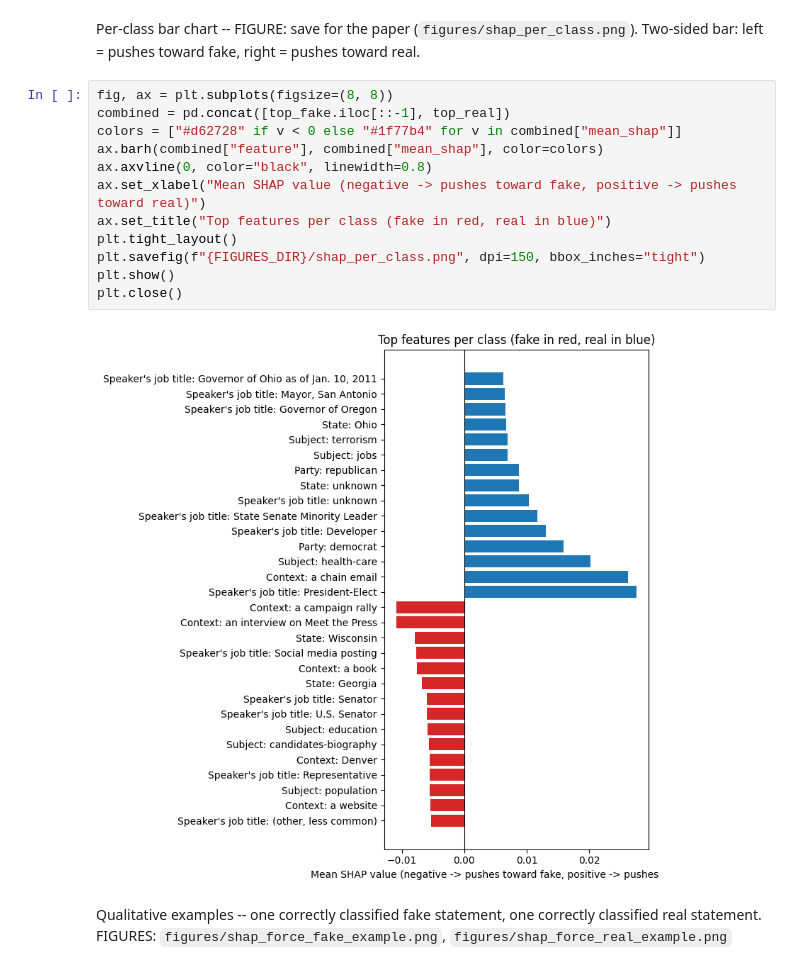
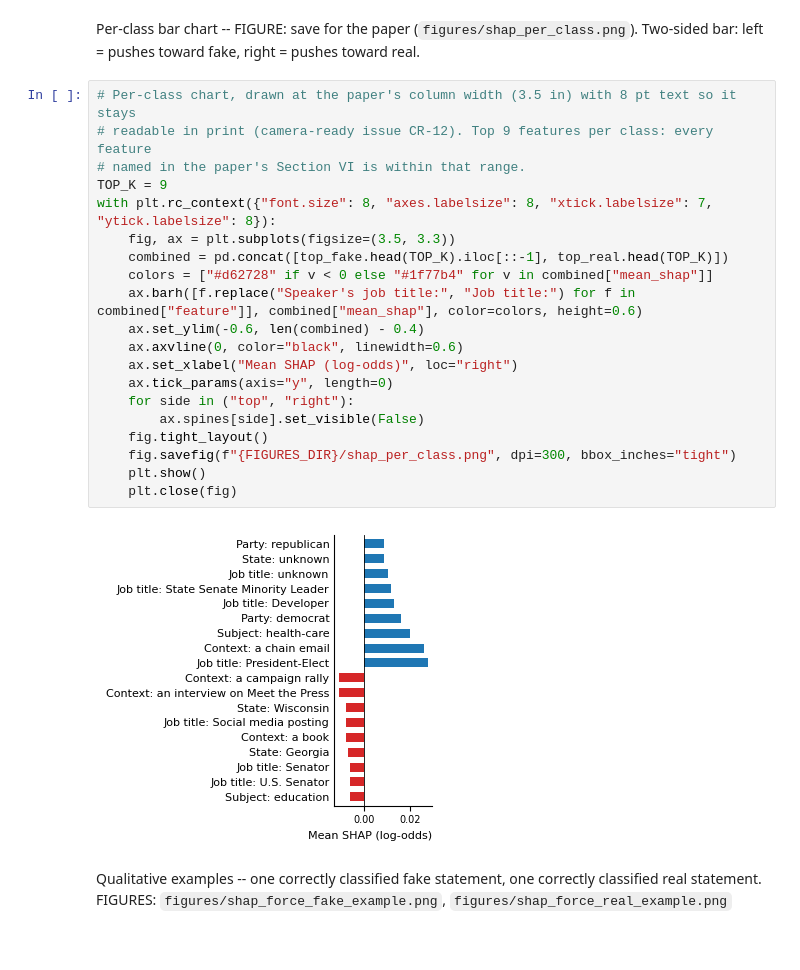
Before and after one commit to Ravindu-Pathirana/Fake-News-Detection, a Jupyter notebook: Updated Improvements/shap_explainability_v1.ipynb, the cells around one changed output. Saved outputs shown, nothing was run; the diff lists cells and outputs as text.

```diff
--- a/Updated Improvements/shap_explainability_v1.ipynb
+++ b/Updated Improvements/shap_explainability_v1.ipynb
@@ -277,19 +277,27 @@ Top features pushing toward FAKE (label=0):
 Per-class bar chart -- FIGURE: save for the paper (`figures/shap_per_class.png`). Two-sided
 bar: left = pushes toward fake, right = pushes toward real.
 # %%
-fig, ax = plt.subplots(figsize=(8, 8))
-combined = pd.concat([top_fake.iloc[::-1], top_real])
-colors = ["#d62728" if v < 0 else "#1f77b4" for v in combined["mean_shap"]]
-ax.barh(combined["feature"], combined["mean_shap"], color=colors)
-ax.axvline(0, color="black", linewidth=0.8)
-ax.set_xlabel("Mean SHAP value (negative -> pushes toward fake, positive -> pushes toward real)")
-ax.set_title("Top features per class (fake in red, real in blue)")
-plt.tight_layout()
-plt.savefig(f"{FIGURES_DIR}/shap_per_class.png", dpi=150, bbox_inches="tight")
-plt.show()
-plt.close()
+# Per-class chart, drawn at the paper's column width (3.5 in) with 8 pt text so it stays
+# readable in print (camera-ready issue CR-12). Top 9 features per class: every feature
+# named in the paper's Section VI is within that range.
+TOP_K = 9
+with plt.rc_context({"font.size": 8, "axes.labelsize": 8, "xtick.labelsize": 7, "ytick.labelsize": 8}):
+    fig, ax = plt.subplots(figsize=(3.5, 3.3))
+    combined = pd.concat([top_fake.head(TOP_K).iloc[::-1], top_real.head(TOP_K)])
+    colors = ["#d62728" if v < 0 else "#1f77b4" for v in combined["mean_shap"]]
+    ax.barh([f.replace("Speaker's job title:", "Job title:") for f in combined["feature"]], combined["mean_shap"], color=colors, height=0.6)
+    ax.set_ylim(-0.6, len(combined) - 0.4)
+    ax.axvline(0, color="black", linewidth=0.6)
+    ax.set_xlabel("Mean SHAP (log-odds)", loc="right")
+    ax.tick_params(axis="y", length=0)
+    for side in ("top", "right"):
+        ax.spines[side].set_visible(False)
+    fig.tight_layout()
+    fig.savefig(f"{FIGURES_DIR}/shap_per_class.png", dpi=300, bbox_inches="tight")
+    plt.show()
+    plt.close(fig)
 # %% [output]
-[figure, old version]
+[figure, new version]
 # %% [markdown]
 Qualitative examples -- one correctly classified fake statement, one correctly classified
 real statement. FIGURES: `figures/shap_force_fake_example.png`, `figures/shap_force_real_example.png`
```
Also changed, not shown: parts of 2 cells of this notebook, 30 other files.
